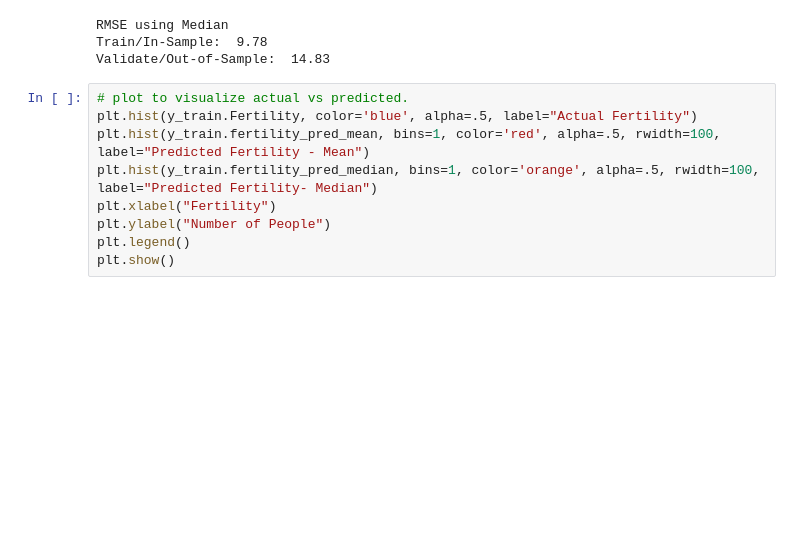
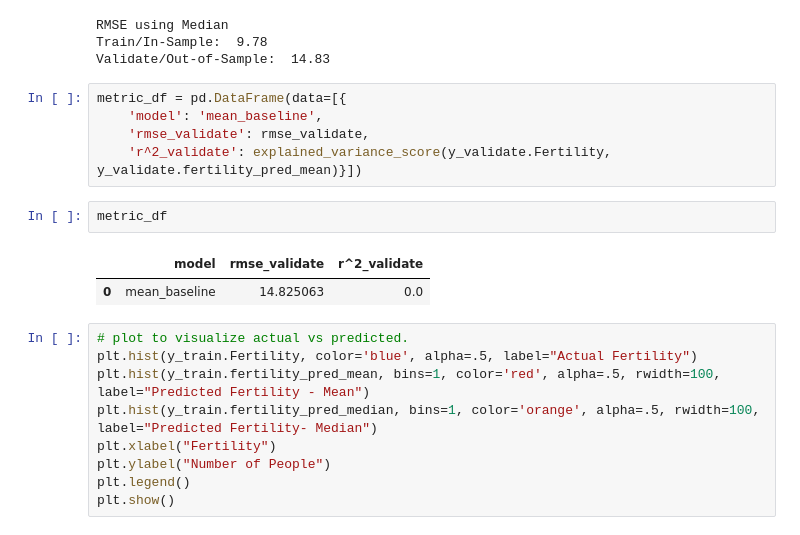
Before and after one commit to natasharivers/regression-exercises, a Jupyter notebook: modeling-exercises.ipynb, the cells around one changed output. Saved outputs shown, nothing was run; the diff lists cells and outputs as text; blank space fills up the shorter version.

```diff
--- a/modeling-exercises.ipynb
+++ b/modeling-exercises.ipynb
@@ -201,6 +201,16 @@ print("RMSE using Median\nTrain/In-Sample: ", round(rmse_train, 2),
 RMSE using Median
 Train/In-Sample:  9.78
 Validate/Out-of-Sample:  14.83
+# %%
+metric_df = pd.DataFrame(data=[{
+    'model': 'mean_baseline',
+    'rmse_validate': rmse_validate,
+    'r^2_validate': explained_variance_score(y_validate.Fertility, y_validate.fertility_pred_mean)}])
+# %%
+metric_df
+# %% [output]
+|  | model | rmse_validate | r^2_validate |
+| 0 | mean_baseline | 14.825063 | 0.0 |
 # %%
 # plot to visualize actual vs predicted.
 plt.hist(y_train.Fertility, color='blue', alpha=.5, label="Actual Fertility")
```
Also changed, not shown: parts of 2 cells of this notebook.
